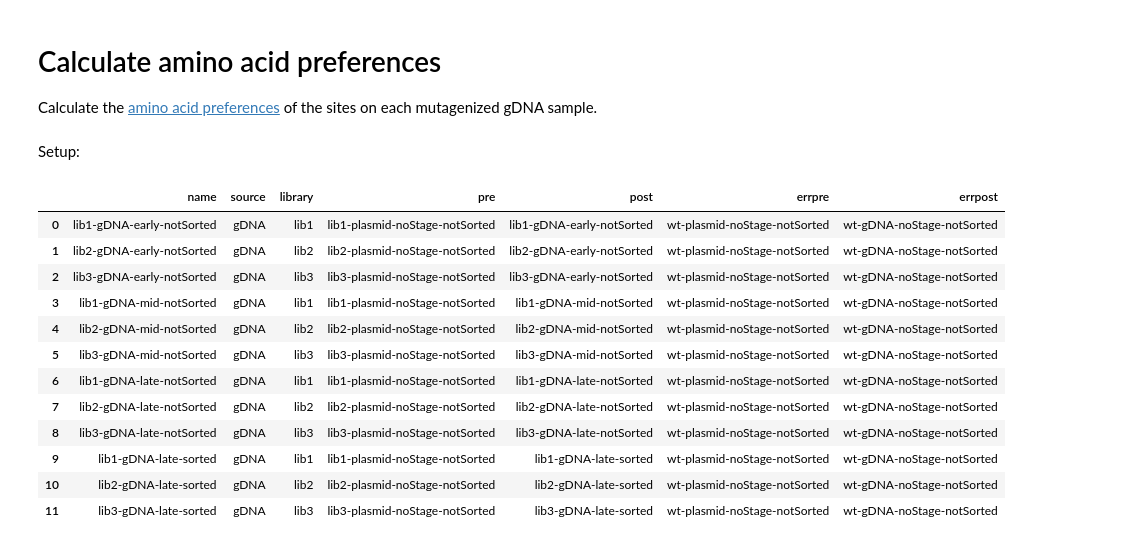
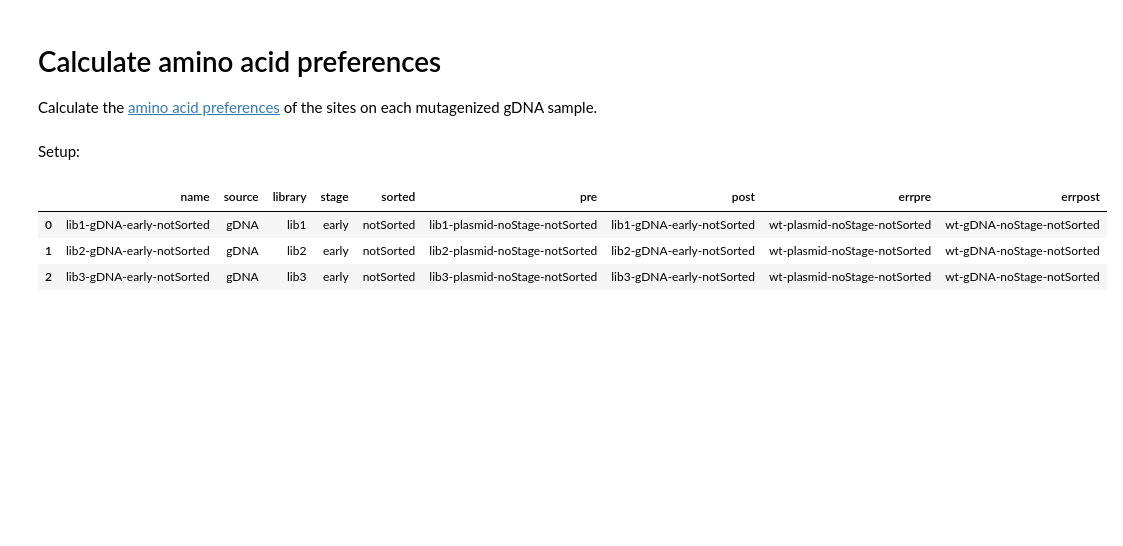
Before and after one commit to dbacsik/ns5_small_mutagenesis, a Jupyter notebook: amino_acid_preferences.py.ipynb, the cells around one changed output. Drawn from its saved outputs; the diff is of its cells as text; code cells hidden in the pictures; blank space fills up the shorter version.

Commit message:
plot AA preference correlations

```diff
--- a/amino_acid_preferences.py.ipynb
+++ b/amino_acid_preferences.py.ipynb
@@ -78,46 +78,63 @@ Setup:
 # %%
 # Set up results dir
 prefs_dir = os.path.join(results_dir + 'prefs')
 os.makedirs(prefs_dir, exist_ok=True)
 
-# Make samplesheet
-batchfile = os.path.join(prefs_dir + '/' + 'batchfile.csv')
-# Code from Jesse to quickly automatically generate this.
-batchfile_df = (
-    samples
-    .query('library != "wt"')
-    .query('source != "plasmid"')
-    .assign(post=lambda x: x['name'])
-    .merge(samples.query('source == "plasmid"')
-                  .assign(pre=lambda x: x['name'])
-                  [['library', 'pre']],
-           on=['library'], how='left', validate='many_to_one',
-           )
-    [['name', 'source', 'library', 'pre', 'post',]]
-    .assign(errpre='wt-plasmid-noStage-notSorted')
-    .merge(samples.query('library == "wt"')
-                  .assign(errpost=lambda x: x['name'])
-                  [['source', 'errpost']],
-           on=['source'], how='left'
-           )
-    )
-assert batchfile_df.notnull().all().all()
-display(batchfile_df)
+# Params
+ncpus = 16
+use_existing = 'no'
 
-print(f'Writing batchfile to {batchfile}')
-batchfile_df.to_csv(batchfile, index=False)
-print('Done.')
+# Workg with each group so correlations can be viewed
+samples_iter = (samples
+                .query('library != "wt"')
+                .query('source != "plasmid"'))
+for stage in samples_iter['stage'].unique():
+    for sort_status in samples_iter.query(f'stage == "{stage}"')['sorted'].unique():
+        # Make samplesheet
+        batchfile = os.path.join(prefs_dir + '/' + f'{stage}_{sort_status}' + '_batchfile.csv')
+        # Code from Jesse to quickly automatically generate this.
+        batchfile_df = (
+            samples
+            .query(f'stage == "{stage}" and sorted == "{sort_status}"')
+            .query('library != "wt"')
+            .query('source != "plasmid"')
+            .assign(post=lambda x: x['name'])
+            .merge(samples.query('source == "plasmid"')
+                          .assign(pre=lambda x: x['name'])
+                          [['library', 'pre']],
+                   on=['library'], how='left', validate='many_to_one',
+                   )
+            [['name', 'source', 'library', 'stage', 'sorted', 'pre', 'post',]]
+            .assign(errpre='wt-plasmid-noStage-notSorted')
+            .merge(samples.query('library == "wt"')
+                          .assign(errpost=lambda x: x['name'])
+                          [['source', 'errpost']],
+                   on=['source'], how='left'
+                   )
+            )
+        assert batchfile_df.notnull().all().all()
+        display(batchfile_df)
+
+        print(f'Writing batchfile to {batchfile}')
+        batchfile_df.to_csv(batchfile, index=False)
+        print('Done.')
+
+        # Run batch_prefs
+        log = ! dms2_batch_prefs \
+                --batchfile {batchfile} \
+                --summaryprefix {stage}-{sort_status}-summary \
+                --method ratio \
+                --indir {codon_counts_dir} \
+                --outdir {prefs_dir} \
+                --ncpus {ncpus} \
+                --use_existing {use_existing} \
+                --excludestop 'no'
+
+        print(log)
+
+        print(f"Amino-acid preferences calculated for {stage} {sort_status} samples.")
 # %% [output]
-|  | name | source | library | pre | post | errpre | errpost |
-| 0 | lib1-gDNA-early-notSorted | gDNA | lib1 | lib1-plasmid-noStage-notSorted | lib1-gDNA-early-notSorted | wt-plasmid-noStage-notSorted | wt-gDNA-noStage-notSorted |
-| 1 | lib2-gDNA-early-notSorted | gDNA | lib2 | lib2-plasmid-noStage-notSorted | lib2-gDNA-early-notSorted | wt-plasmid-noStage-notSorted | wt-gDNA-noStage-notSorted |
-| 2 | lib3-gDNA-early-notSorted | gDNA | lib3 | lib3-plasmid-noStage-notSorted | lib3-gDNA-early-notSorted | wt-plasmid-noStage-notSorted | wt-gDNA-noStage-notSorted |
-| 3 | lib1-gDNA-mid-notSorted | gDNA | lib1 | lib1-plasmid-noStage-notSorted | lib1-gDNA-mid-notSorted | wt-plasmid-noStage-notSorted | wt-gDNA-noStage-notSorted |
-| 4 | lib2-gDNA-mid-notSorted | gDNA | lib2 | lib2-plasmid-noStage-notSorted | lib2-gDNA-mid-notSorted | wt-plasmid-noStage-notSorted | wt-gDNA-noStage-notSorted |
-| 5 | lib3-gDNA-mid-notSorted | gDNA | lib3 | lib3-plasmid-noStage-notSorted | lib3-gDNA-mid-notSorted | wt-plasmid-noStage-notSorted | wt-gDNA-noStage-notSorted |
-| 6 | lib1-gDNA-late-notSorted | gDNA | lib1 | lib1-plasmid-noStage-notSorted | lib1-gDNA-late-notSorted | wt-plasmid-noStage-notSorted | wt-gDNA-noStage-notSorted |
-| 7 | lib2-gDNA-late-notSorted | gDNA | lib2 | lib2-plasmid-noStage-notSorted | lib2-gDNA-late-notSorted | wt-plasmid-noStage-notSorted | wt-gDNA-noStage-notSorted |
-| 8 | lib3-gDNA-late-notSorted | gDNA | lib3 | lib3-plasmid-noStage-notSorted | lib3-gDNA-late-notSorted | wt-plasmid-noStage-notSorted | wt-gDNA-noStage-notSorted |
-| 9 | lib1-gDNA-late-sorted | gDNA | lib1 | lib1-plasmid-noStage-notSorted | lib1-gDNA-late-sorted | wt-plasmid-noStage-notSorted | wt-gDNA-noStage-notSorted |
-| 10 | lib2-gDNA-late-sorted | gDNA | lib2 | lib2-plasmid-noStage-notSorted | lib2-gDNA-late-sorted | wt-plasmid-noStage-notSorted | wt-gDNA-noStage-notSorted |
-| 11 | lib3-gDNA-late-sorted | gDNA | lib3 | lib3-plasmid-noStage-notSorted | lib3-gDNA-late-sorted | wt-plasmid-noStage-notSorted | wt-gDNA-noStage-notSorted |
+|  | name | source | library | stage | sorted | pre | post | errpre | errpost |
+| 0 | lib1-gDNA-early-notSorted | gDNA | lib1 | early | notSorted | lib1-plasmid-noStage-notSorted | lib1-gDNA-early-notSorted | wt-plasmid-noStage-notSorted | wt-gDNA-noStage-notSorted |
+| 1 | lib2-gDNA-early-notSorted | gDNA | lib2 | early | notSorted | lib2-plasmid-noStage-notSorted | lib2-gDNA-early-notSorted | wt-plasmid-noStage-notSorted | wt-gDNA-noStage-notSorted |
+| 2 | lib3-gDNA-early-notSorted | gDNA | lib3 | early | notSorted | lib3-plasmid-noStage-notSorted | lib3-gDNA-early-notSorted | wt-plasmid-noStage-notSorted | wt-gDNA-noStage-notSorted |
```
Also changed, not shown: parts of 10 cells of this notebook.
